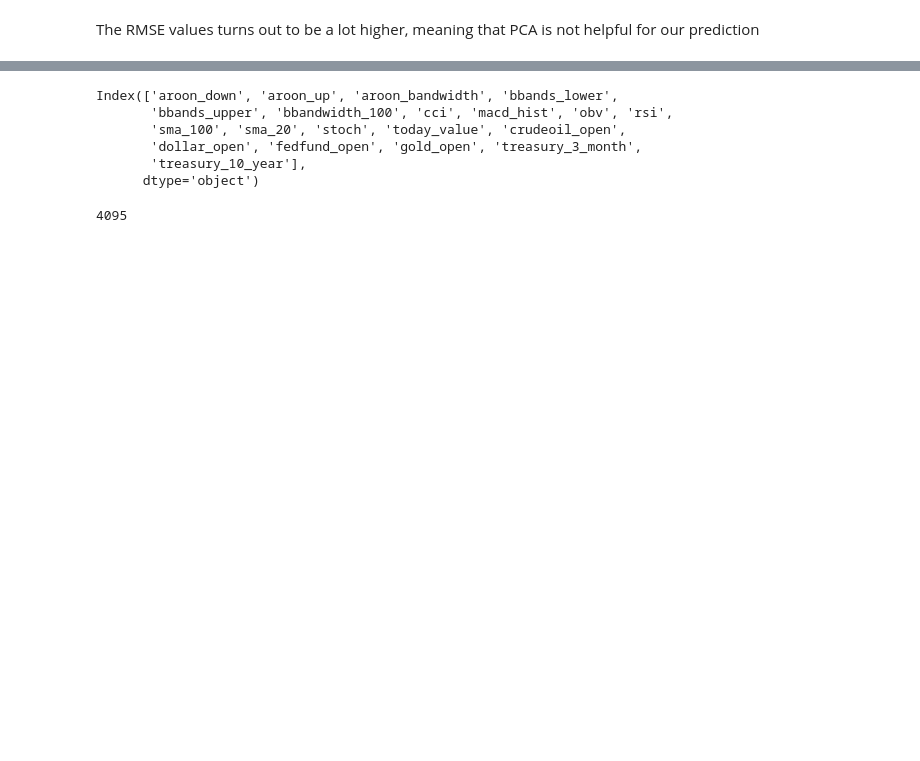
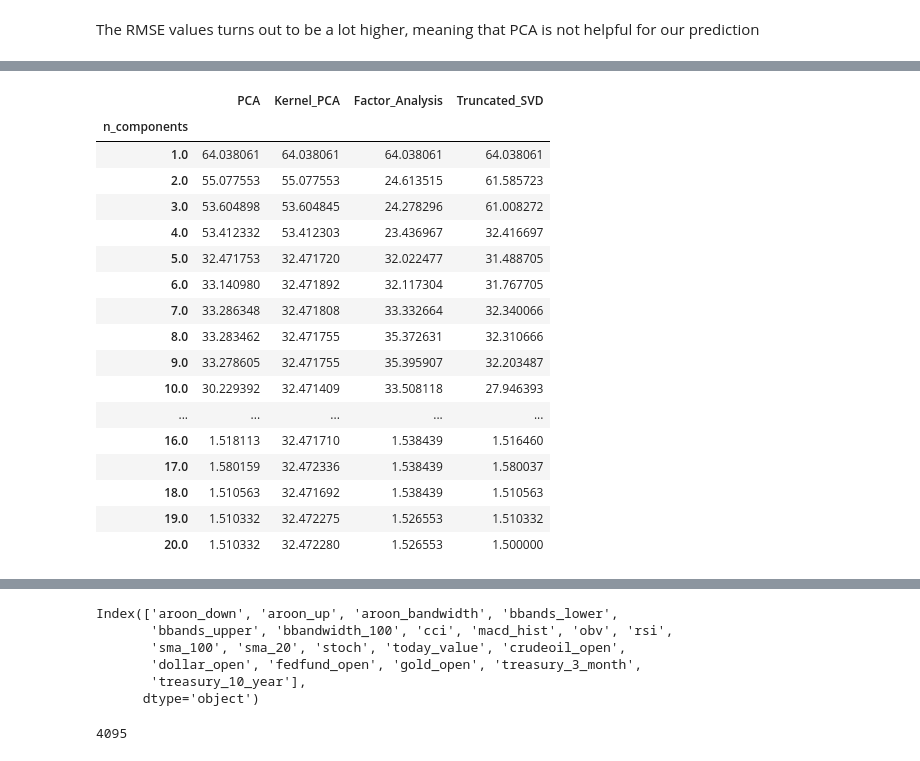
Before and after one commit to HaoxuanXu/Stock_Market_Trend_Prediction, a Jupyter notebook: Feature_Engineering.ipynb, the cells around one changed output, grey strips where cells are left out. Drawn from its saved outputs; the diff is of its cells as text; code cells hidden in the pictures; blank space fills up the shorter version.

```diff
--- a/Feature_Engineering.ipynb
+++ b/Feature_Engineering.ipynb
@@ -420,0 +636,21 @@ Instead, let's go back to orginal variables and try different combinations of th
+# %%
+dim_red_lr_rmse
+# %% [output]
+|  | PCA | Kernel_PCA | Factor_Analysis | Truncated_SVD |
+| n_components |  |  |  |  |
+| 1.0 | 64.038061 | 64.038061 | 64.038061 | 64.038061 |
+| 2.0 | 55.077553 | 55.077553 | 24.613515 | 61.585723 |
+| 3.0 | 53.604898 | 53.604845 | 24.278296 | 61.008272 |
+| 4.0 | 53.412332 | 53.412303 | 23.436967 | 32.416697 |
+| 5.0 | 32.471753 | 32.471720 | 32.022477 | 31.488705 |
+| 6.0 | 33.140980 | 32.471892 | 32.117304 | 31.767705 |
+| 7.0 | 33.286348 | 32.471808 | 33.332664 | 32.340066 |
+| 8.0 | 33.283462 | 32.471755 | 35.372631 | 32.310666 |
+| 9.0 | 33.278605 | 32.471755 | 35.395907 | 32.203487 |
+| 10.0 | 30.229392 | 32.471409 | 33.508118 | 27.946393 |
+| ... | ... | ... | ... | ... |
+| 16.0 | 1.518113 | 32.471710 | 1.538439 | 1.516460 |
+| 17.0 | 1.580159 | 32.472336 | 1.538439 | 1.580037 |
+| 18.0 | 1.510563 | 32.471692 | 1.538439 | 1.510563 |
+| 19.0 | 1.510332 | 32.472275 | 1.526553 | 1.510332 |
+| 20.0 | 1.510332 | 32.472280 | 1.526553 | 1.500000 |
```
Also changed, not shown: parts of 34 cells of this notebook.
